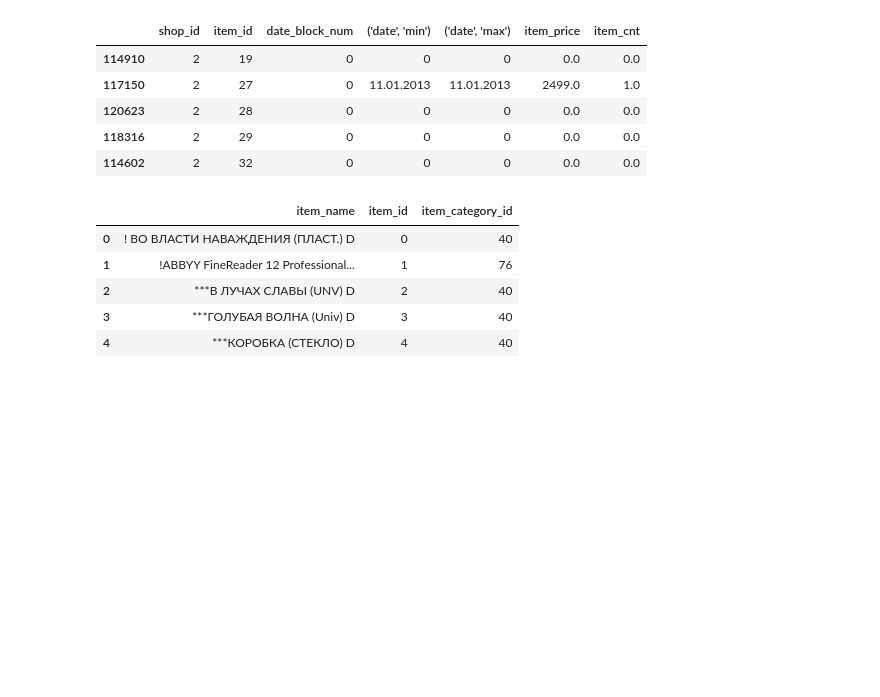
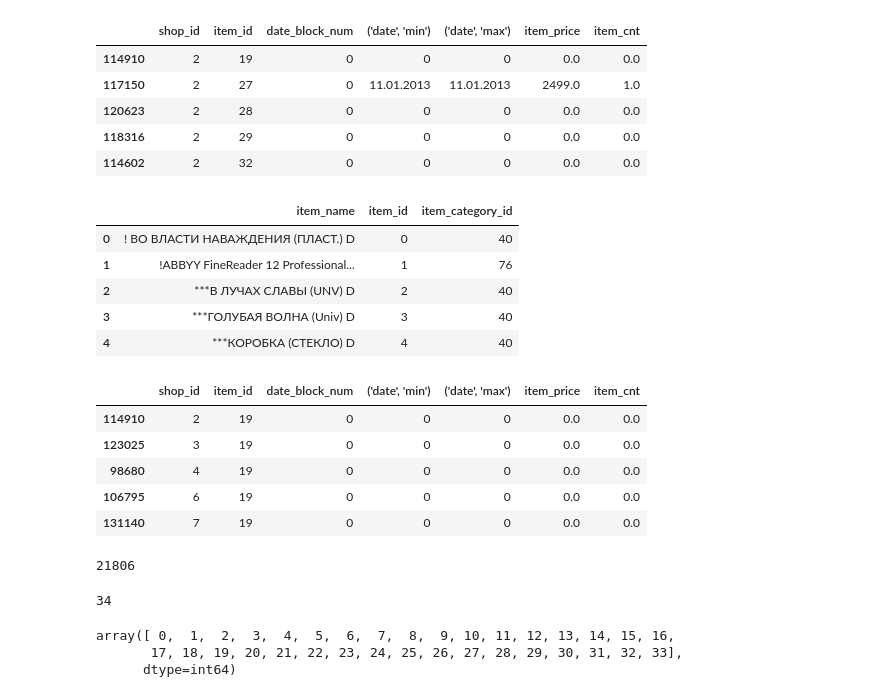
Before and after one commit to josiepark-altius/kaggle_future_sales, a Jupyter notebook: notebooks/EDA.ipynb, the cells around one changed output. Saved outputs shown, nothing was run; the diff lists cells and outputs as text; code cells hidden in the pictures; blank space fills up the shorter version.

```diff
--- a/notebooks/EDA.ipynb
+++ b/notebooks/EDA.ipynb
@@ -161,3 +159,28 @@ items.head()
 | 2 | ***В ЛУЧАХ СЛАВЫ (UNV) D | 2 | 40 |
 | 3 | ***ГОЛУБАЯ ВОЛНА (Univ) D | 3 | 40 |
 | 4 | ***КОРОБКА (СТЕКЛО) D | 4 | 40 |
+# %%
+train_preprocess = train_preprocess.sort_values(by = ['date_block_num','item_id'], ascending = True)
+# %%
+train_preprocess.head()
+# %% [output]
+|  | shop_id | item_id | date_block_num | ('date', 'min') | ('date', 'max') | item_price | item_cnt |
+| 114910 | 2 | 19 | 0 | 0 | 0 | 0.0 | 0.0 |
+| 123025 | 3 | 19 | 0 | 0 | 0 | 0.0 | 0.0 |
+| 98680 | 4 | 19 | 0 | 0 | 0 | 0.0 | 0.0 |
+| 106795 | 6 | 19 | 0 | 0 | 0 | 0.0 | 0.0 |
+| 131140 | 7 | 19 | 0 | 0 | 0 | 0.0 | 0.0 |
+# %%
+len(train_preprocess['item_id'].drop_duplicates())
+# %% [output]
+21806
+# %%
+len(train['date_block_num'].drop_duplicates())
+# %% [output]
+34
+# %%
+train['date_block_num'].unique()
+# %% [output]
+array([ 0,  1,  2,  3,  4,  5,  6,  7,  8,  9, 10, 11, 12, 13, 14, 15, 16,
+       17, 18, 19, 20, 21, 22, 23, 24, 25, 26, 27, 28, 29, 30, 31, 32, 33],
+      dtype=int64)
```
Also changed, not shown: parts of 4 cells of this notebook, 14 other files.
